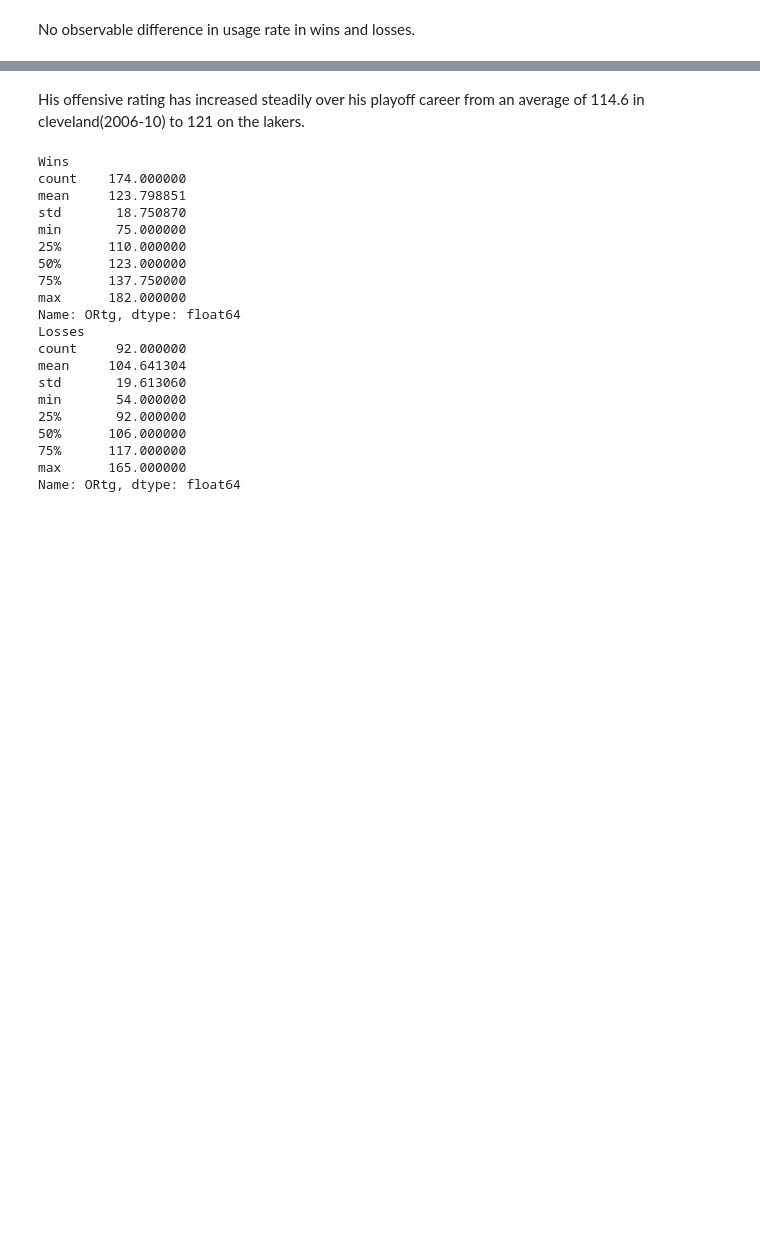
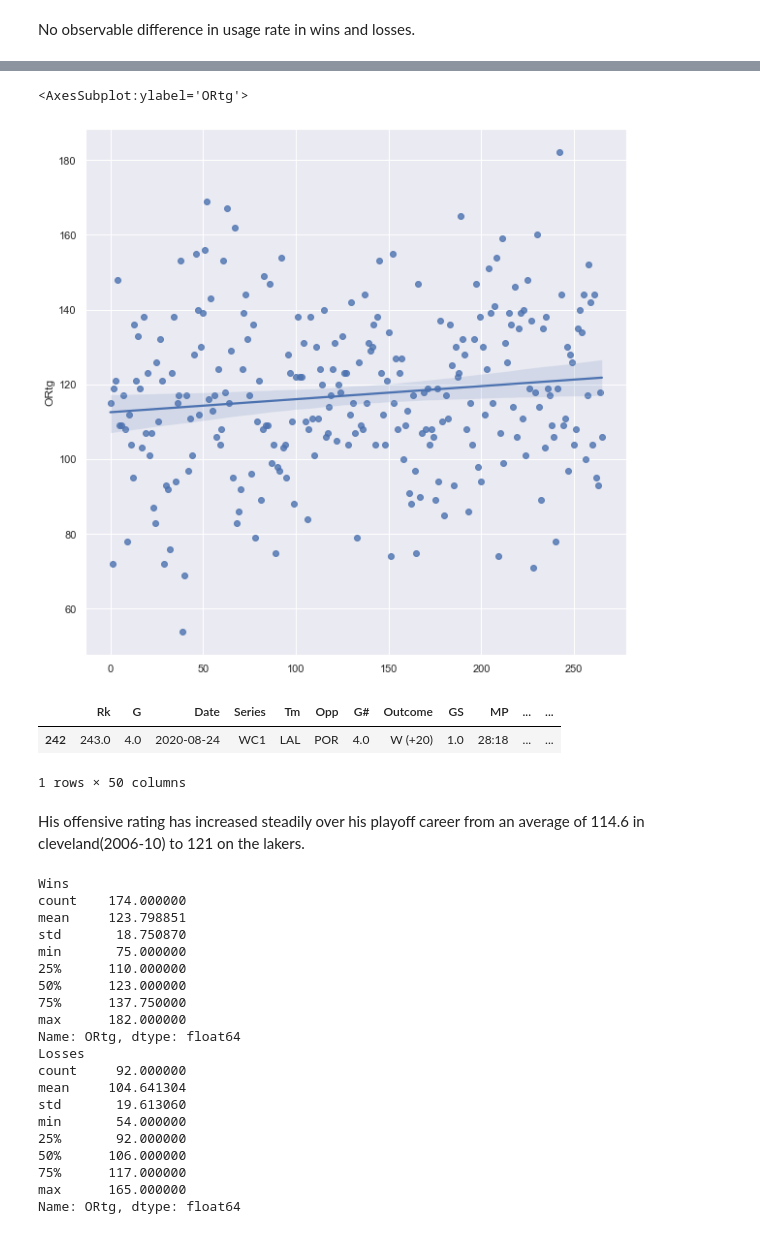
Before and after one commit to wwaihoe/LeBron-Playoffs-Stats, a Jupyter notebook: Data Analysis.ipynb, the cells around one changed output, grey strips where cells are left out. Cells and saved outputs as stored; diff of their text form; code cells hidden in the pictures; blank space fills up the shorter version.

```diff
--- a/Data Analysis.ipynb
+++ b/Data Analysis.ipynb
@@ -565,3 +583,15 @@ Name: ORtg, dtype: float64
+# %%
+plt.figure(figsize=(10,10))
+sb.regplot(x=df.index,y="ORtg",data=df)
+# %% [output]
+<AxesSubplot:ylabel='ORtg'>
+[figure, added]
+# %%
+df.loc[df["ORtg"]==max(df["ORtg"])]
+# %% [output]
+|  | Rk | G | Date | Series | Tm | Opp | G# | Outcome | GS | MP | ... | ... |
+| 242 | 243.0 | 4.0 | 2020-08-24 | WC1 | LAL | POR | 4.0 | W (+20) | 1.0 | 28:18 | ... | ... |
+1 rows × 50 columns
 # %% [markdown]
 His offensive rating has increased steadily over his playoff career from an average of 114.6 in cleveland(2006-10) to 121 on the lakers.
 # %%
```
Also changed, not shown: parts of 25 cells of this notebook.
